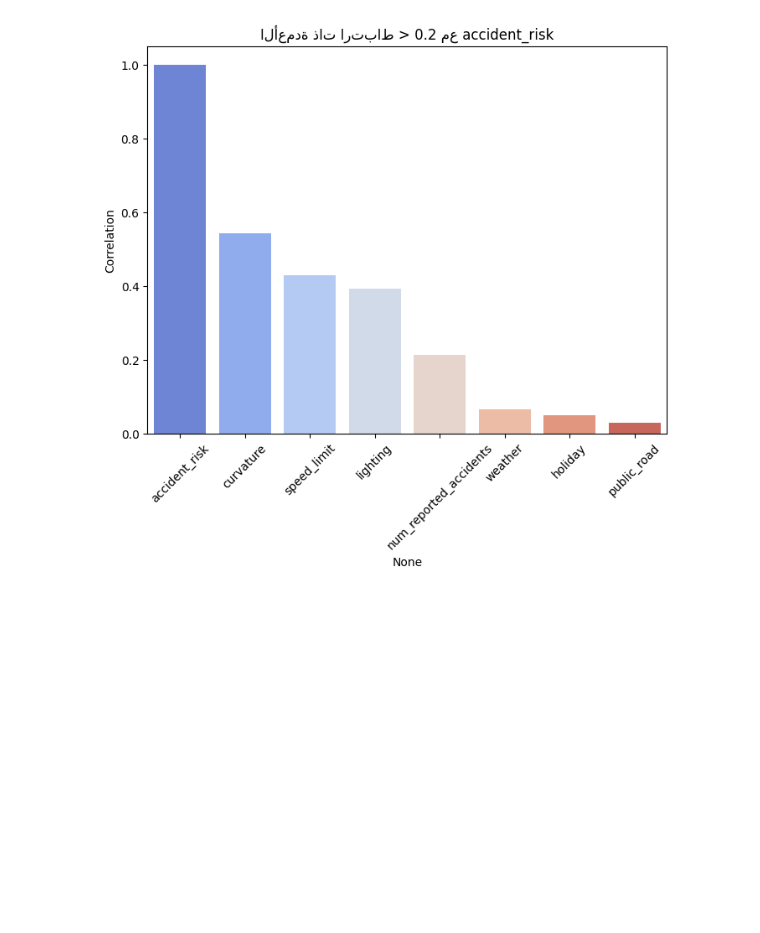
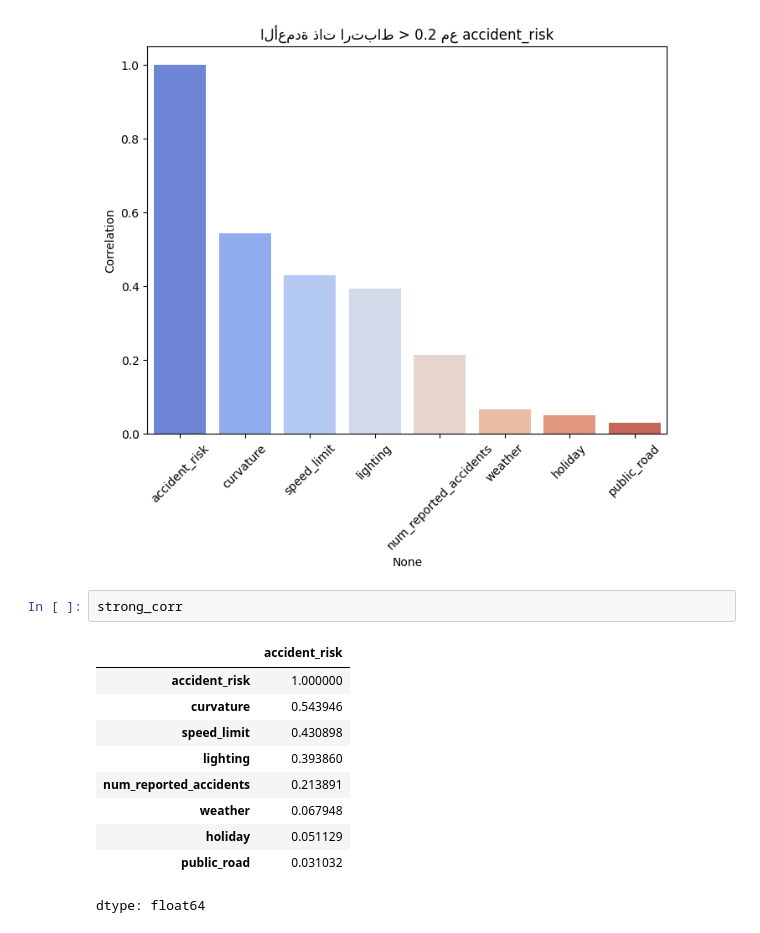
Before and after one commit to hananbahtiti/Predicting-Road-Accident-Risk, a Jupyter notebook: Predicting_Road_Accident_Risk.ipynb, the cells around one changed output. Saved outputs shown, nothing was run; the diff lists cells and outputs as text; blank space fills up the shorter version.

```diff
--- a/Predicting_Road_Accident_Risk.ipynb
+++ b/Predicting_Road_Accident_Risk.ipynb
@@ -340,3 +340,16 @@ Passing `palette` without assigning `hue` is deprecated and will be removed in v
 
   sns.barplot(x=strong_corr.index, y=strong_corr.values, palette='coolwarm')
 [figure]
+# %%
+strong_corr
+# %% [output]
+|  | accident_risk |
+| accident_risk | 1.000000 |
+| curvature | 0.543946 |
+| speed_limit | 0.430898 |
+| lighting | 0.393860 |
+| num_reported_accidents | 0.213891 |
+| weather | 0.067948 |
+| holiday | 0.051129 |
+| public_road | 0.031032 |
+dtype: float64
```
Also changed, not shown: parts of 3 cells of this notebook.
